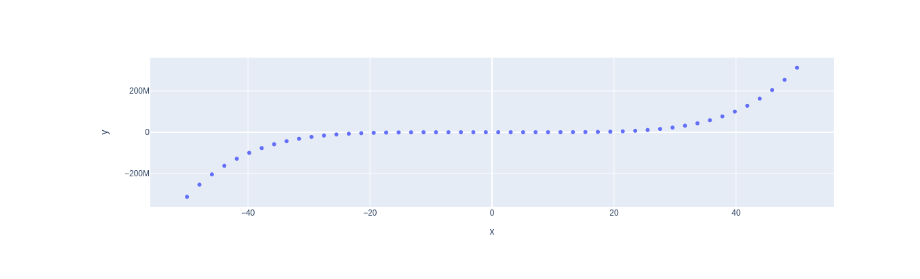
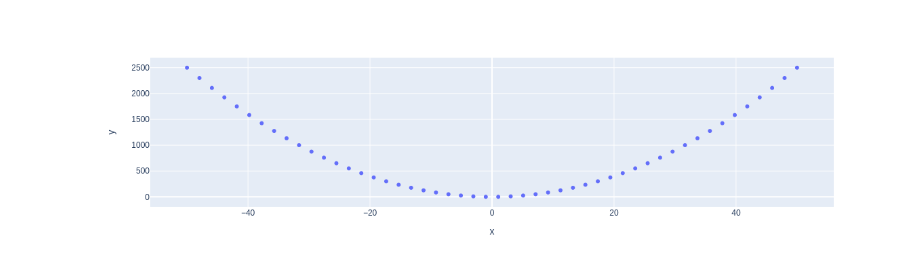
Before and after one commit to davidszegedi/my-notebooks-repo, a Jupyter notebook: experiment1.ipynb, the cells around one changed output. Drawn from its saved outputs; the diff is of its cells as text; code cells hidden in the pictures.

```diff
--- a/experiment1.ipynb
+++ b/experiment1.ipynb
@@ -1,16 +1,16 @@
 # %%
 import numpy as np
 import plotly.express as px
 
 # x-axis data points
 x = np.linspace(start=-50, stop=50)
 
 # y-axis data points
-y = x ** 6
+y = x ** 2
 
 # define the plot
 fig = px.scatter(x=x, y=y)
 
 fig.show()
 # %% [output]
-[figure, old version]
+[figure, new version]
```
